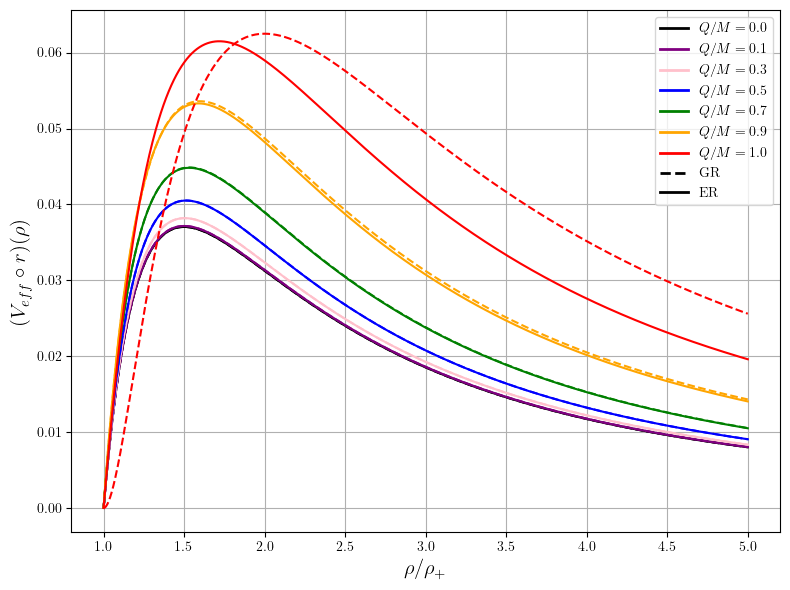
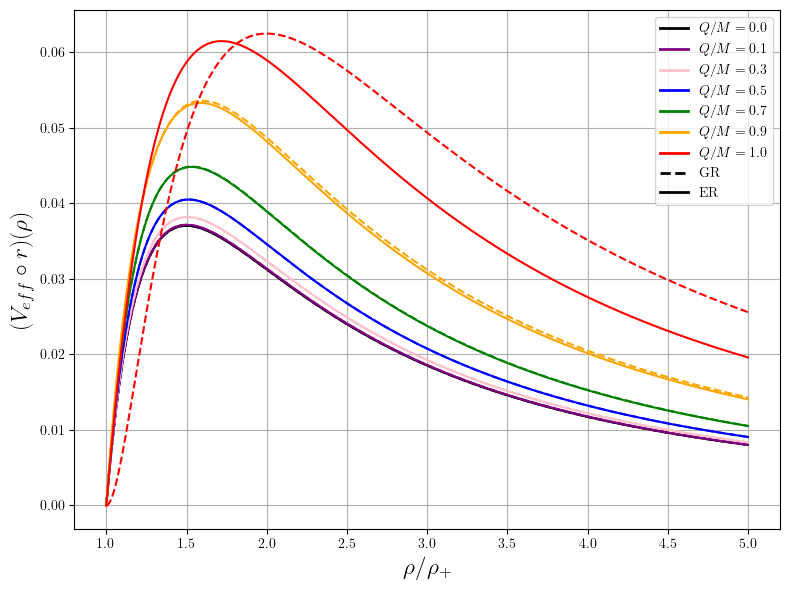
The notebook cell's code change between the first figure and the second:
--- before
+++ after
@@ -24,7 +24,7 @@
 
 plt.grid()
-plt.xlabel(r'$\rho/ \rho_+$', fontsize=15)
-plt.ylabel(r'$(V_{eff} \circ r)(\rho)$', fontsize=15)
+plt.xlabel(r'$\rho/ \rho_+$', fontsize=17)
+plt.ylabel(r'$(V_{eff} \circ r)(\rho)$', fontsize=17)
 
 plt.tight_layout()
-plt.savefig("images/EffectivePotentials_Horizon.png", dpi=150, bbox_inches='tight')
+#plt.savefig("images/EffectivePotentials_Horizon.png", dpi=150, bbox_inches='tight')

Commit: Update + requirements